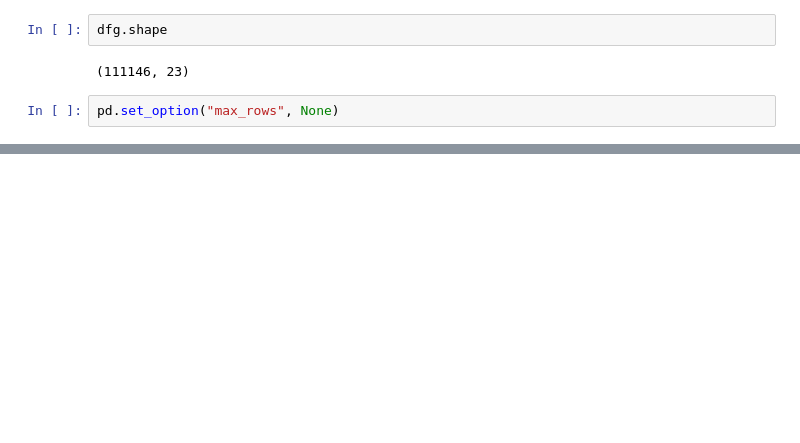
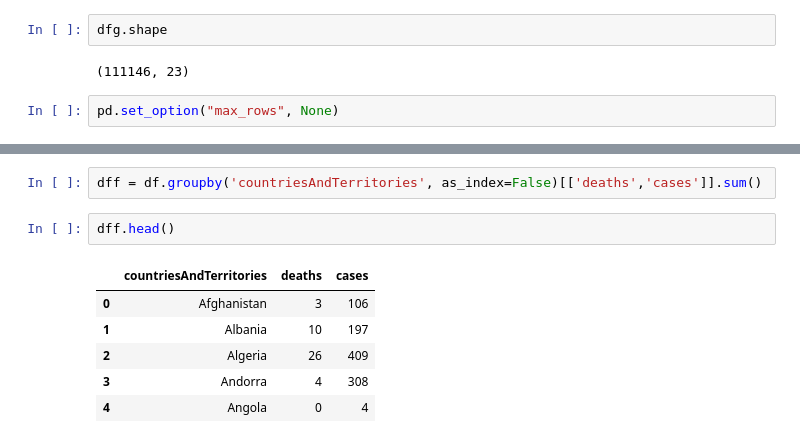
Before and after one commit to wgong/Dash-by-Plotly, a Jupyter notebook: explore-data.ipynb, the cells around one changed output, grey strips where cells are left out. Cells and saved outputs as stored; diff of their text form; blank space fills up the shorter version.

```diff
--- a/explore-data.ipynb
+++ b/explore-data.ipynb
@@ -274,0 +349,11 @@ pd.set_option("max_rows", None)
+# %%
+dff = df.groupby('countriesAndTerritories', as_index=False)[['deaths','cases']].sum()
+# %%
+dff.head()
+# %% [output]
+|  | countriesAndTerritories | deaths | cases |
+| 0 | Afghanistan | 3 | 106 |
+| 1 | Albania | 10 | 197 |
+| 2 | Algeria | 26 | 409 |
+| 3 | Andorra | 4 | 308 |
+| 4 | Angola | 0 | 4 |
```
Also changed, not shown: parts of 13 cells of this notebook, 7 other files.
